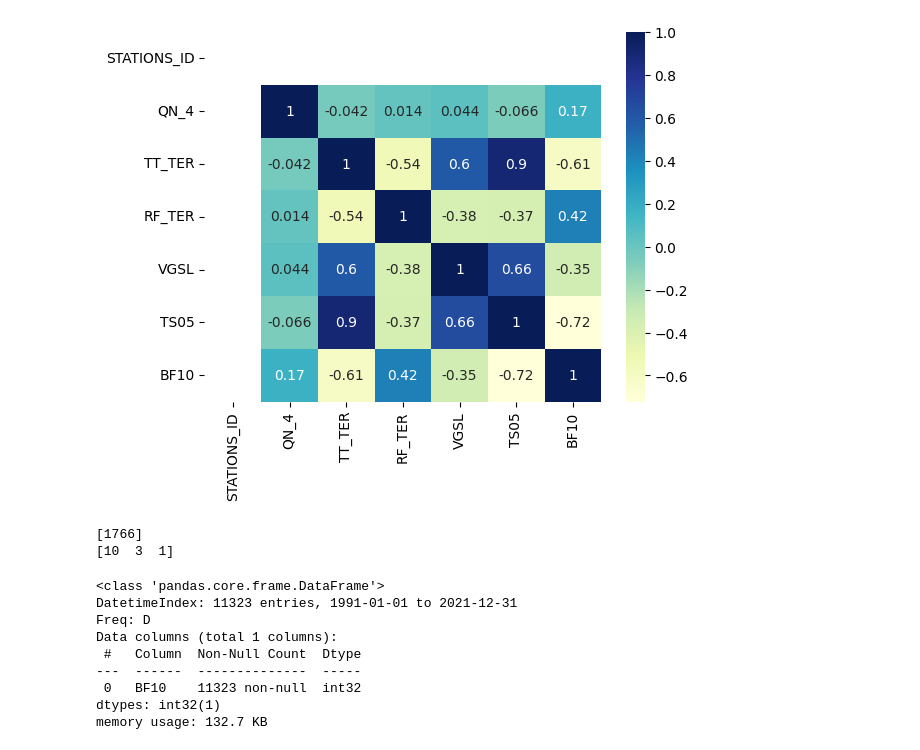
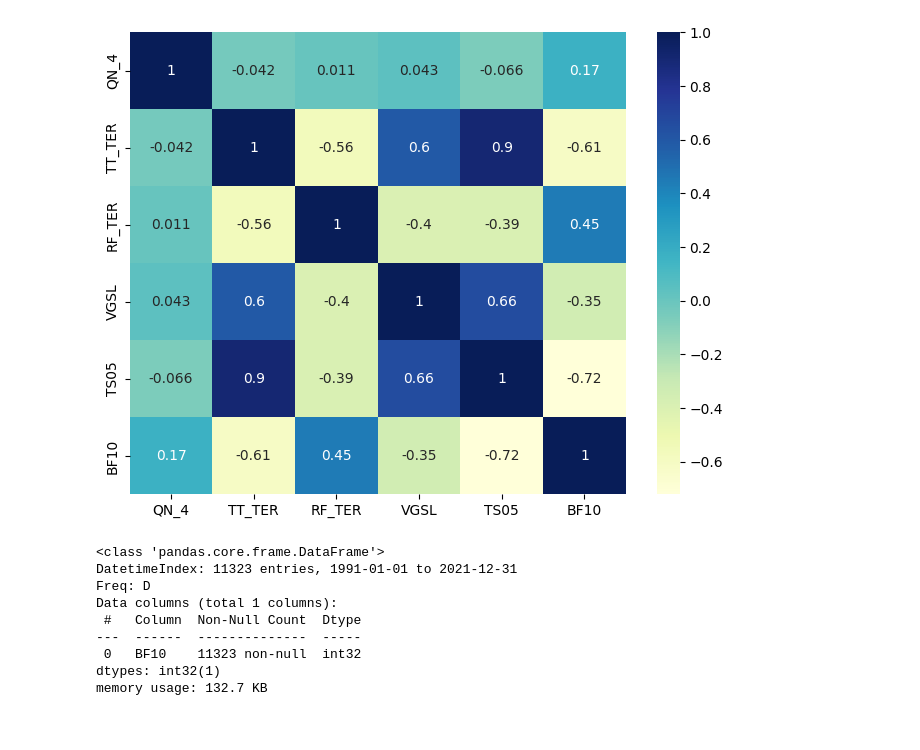
Before and after one commit to RompfRobert/Machine_Learning_and_Deep_Learning, a Jupyter notebook: Capstone-Project/test2.ipynb, the cells around one changed output. Cells and saved outputs as stored; diff of their text form; code cells hidden in the pictures.

```diff
--- a/Capstone-Project/test2.ipynb
+++ b/Capstone-Project/test2.ipynb
@@ -73,15 +166,11 @@ df
 # %%
-# DF Correletion
-sns.heatmap(df.corr(), cmap="YlGnBu", annot=True)
+df = df[df.RF_TER > 0]
+# DataFrame Correletion Heatmap
+plt.figure(figsize = (8,6))
+sns.heatmap(df.drop('STATIONS_ID', 1).corr(), cmap="YlGnBu", annot=True)
 plt.show()
 # %% [output]
-[figure, old version]
+[figure, new version]
-# %%
-print(df.STATIONS_ID.unique())
-print(df.QN_4.unique())
-# %% [output]
-[1766]
-[10  3  1]
 # %%
 df2 = df.copy()
 df2 = df2[["DATUM", "BF10"]]
```
Also changed, not shown: parts of 25 cells of this notebook.
